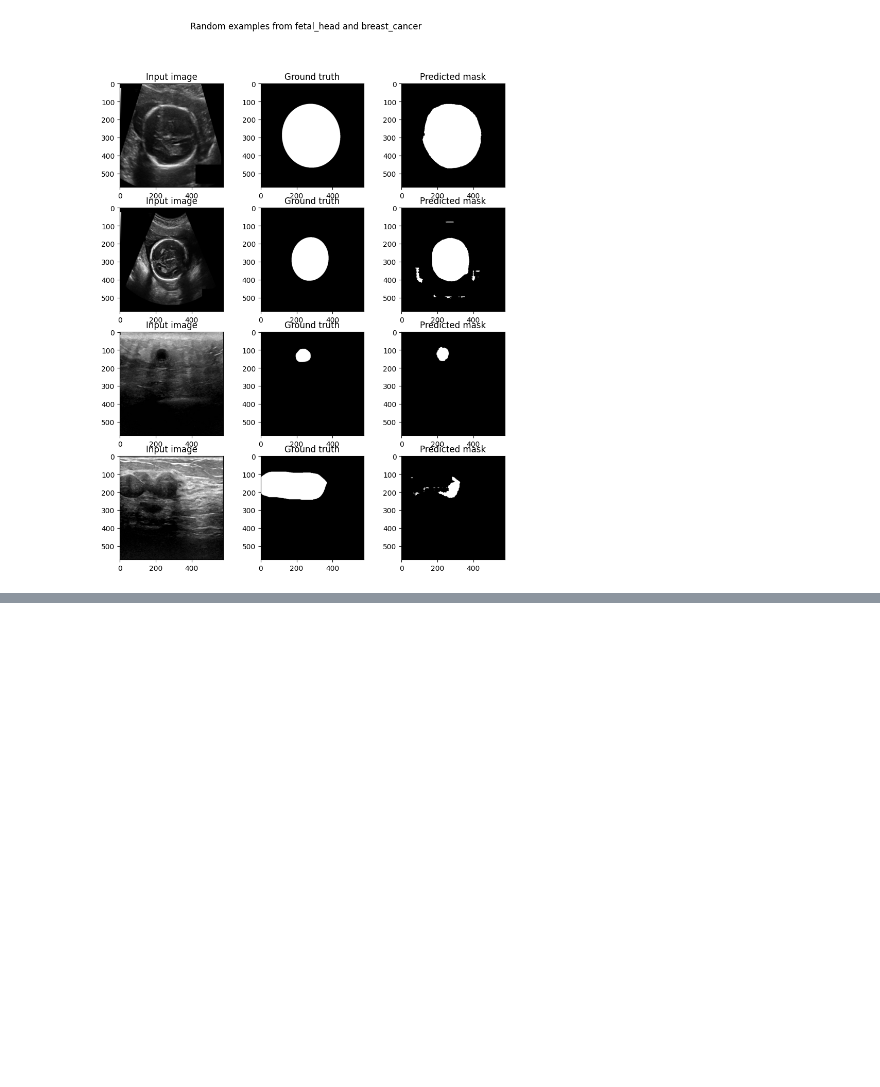
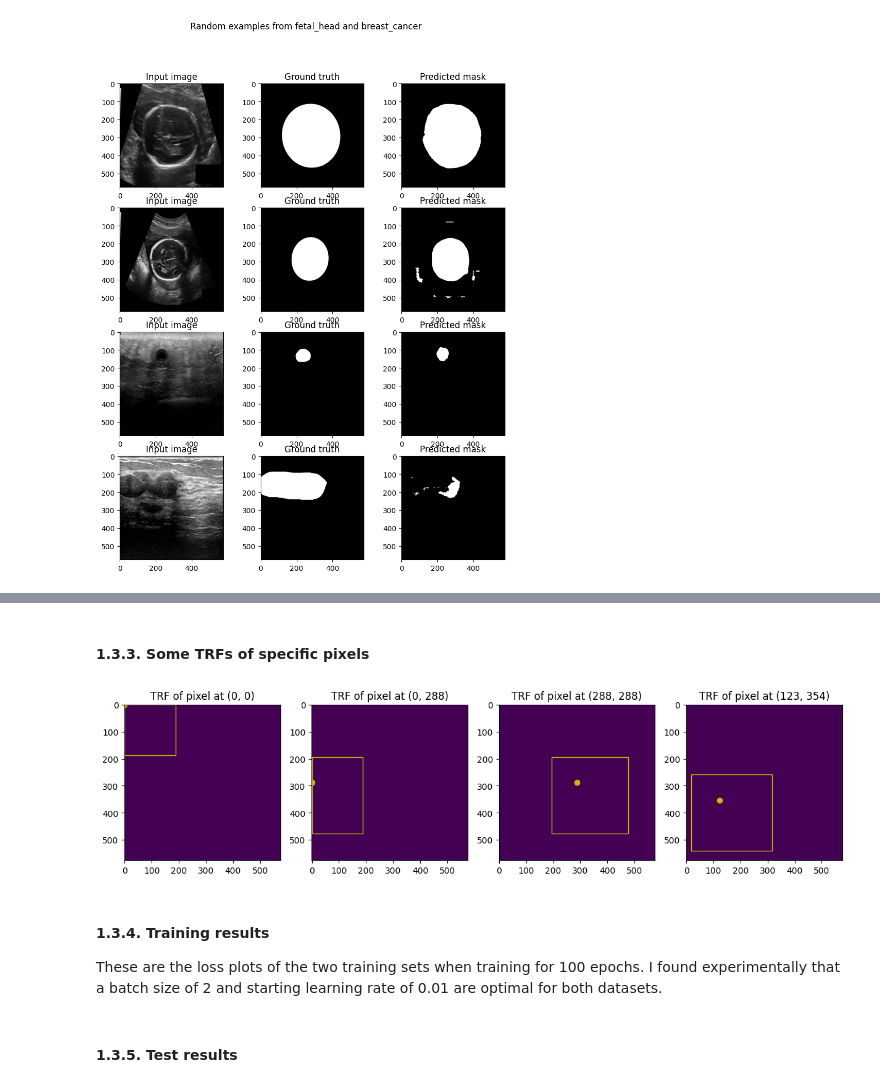
Before and after one commit to vinloo/u-net-receptive-field-study, a Jupyter notebook: receptive_field_study.ipynb, the cells around one changed output, grey strips where cells are left out. Cells and saved outputs as stored; diff of their text form; code cells hidden in the pictures; blank space fills up the shorter version.

```diff
--- a/receptive_field_study.ipynb
+++ b/receptive_field_study.ipynb
@@ -135,0 +268,27 @@ Average test dice score for breast_cancer: 0.39
+# %% [markdown]
+#### 1.3.3. Some TRFs of specific pixels
+# %%
+topleft_trf = model_large_rf_by_hparams.pixel_trf(0, 0), (0,0)
+topcenter_trf = model_large_rf_by_hparams.pixel_trf(0, 576//2), (0, 576//2)
+center_trf = model_large_rf_by_hparams.pixel_trf(576//2, 576//2), (576//2, 576//2)
+other_trf = model_large_rf_by_hparams.pixel_trf(123, 354), (123, 354)
+
+fig, axs = plt.subplots(1, 4, figsize=(15, 5))
+
+for i, (trf, pos) in enumerate([topleft_trf, topcenter_trf, center_trf, other_trf]):
+    axs[i].imshow(np.zeros((576, 576)))
+    axs[i].plot(pos[0], pos[1], 'yo')
+    axs[i].set_title(f"TRF of pixel at {pos}")
+    start = trf[0, 0], trf[0, 1]
+    len_x = trf[1, 0] - trf[0, 0] + 1
+    len_y = trf[1, 1] - trf[0, 1] + 1
+    patch = patches.Rectangle(start, len_x, len_y, linewidth=1, edgecolor='y', facecolor='none')
+    axs[i].add_patch(patch)
+
+plt.show()
+# %% [output]
+[figure, added]
+# %% [markdown]
+#### 1.3.4. Training results
+These are the loss plots of the two training sets when training for 100 epochs.
+I found experimentally that a batch size of 2 and starting learning rate of 0.01 are optimal for both datasets.
@@ -135,0 +298,2 @@ Average test dice score for breast_cancer: 0.39
+# %% [markdown]
+#### 1.3.5. Test results
```
Also changed, not shown: parts of 52 cells of this notebook, 7 other files.
